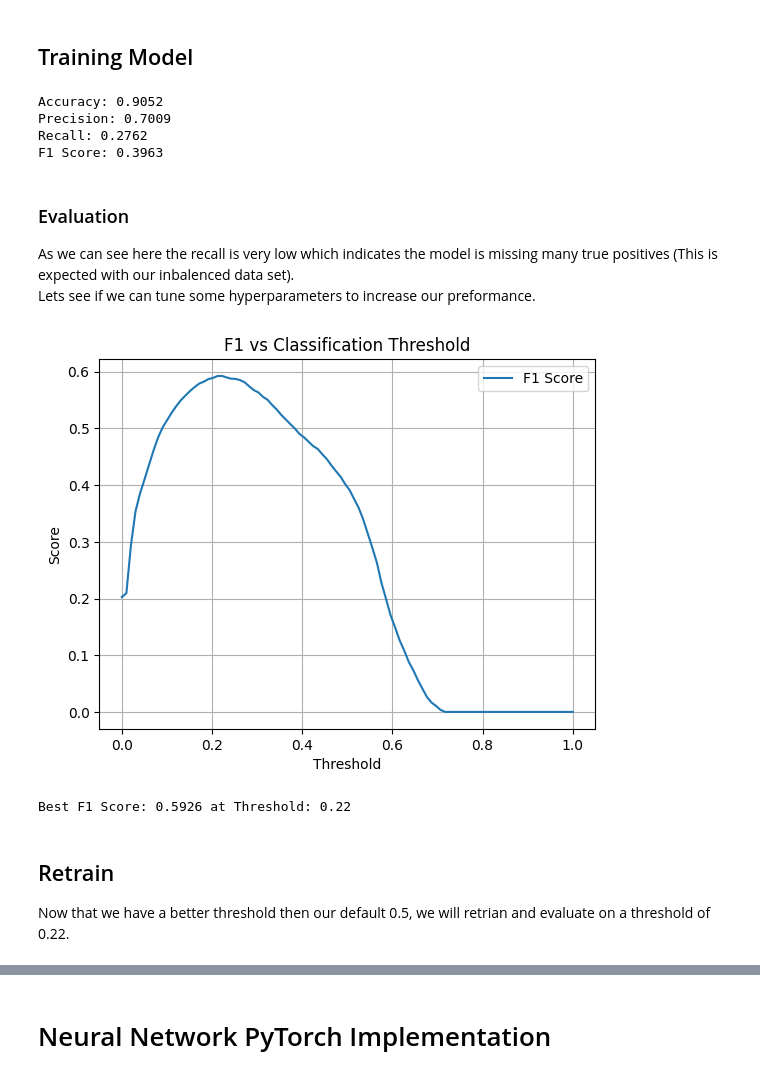
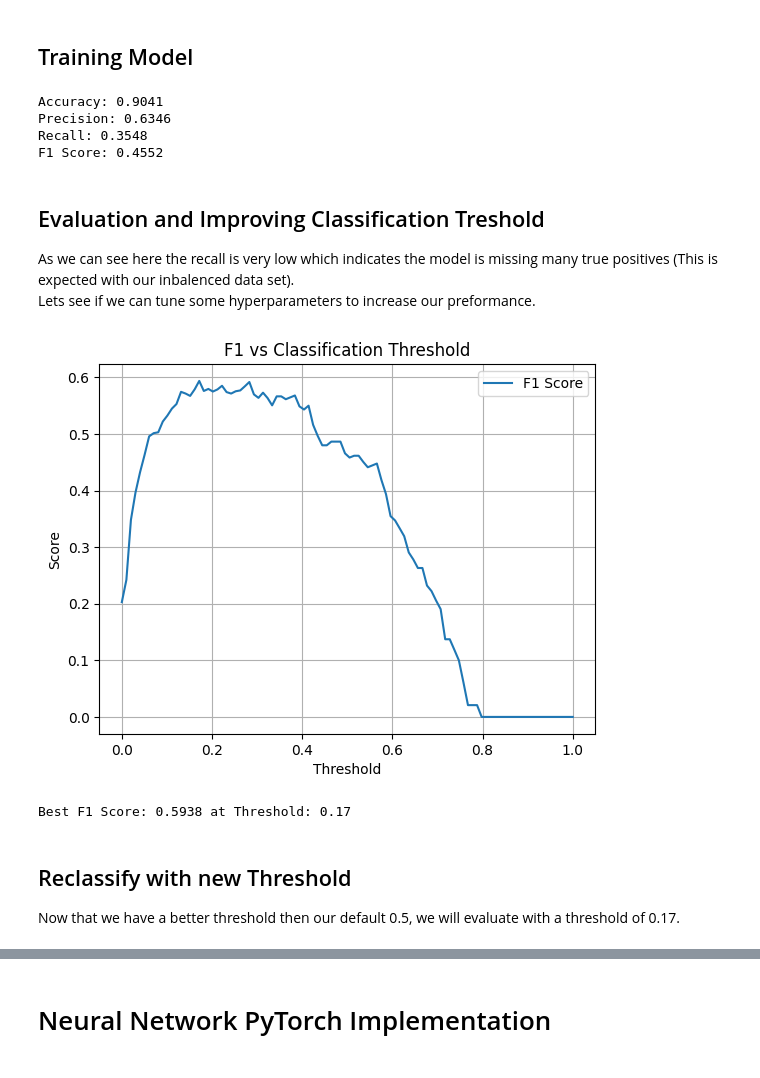
Before and after one commit to Kyle-J13/proj-ai-ml, a Jupyter notebook: projects/BankMarketing-classifiers/neural-network/bank-neural-net.ipynb, the cells around one changed output, grey strips where cells are left out. Drawn from its saved outputs; the diff is of its cells as text; code cells hidden in the pictures.

```diff
--- a/projects/BankMarketing-classifiers/neural-network/bank-neural-net.ipynb
+++ b/projects/BankMarketing-classifiers/neural-network/bank-neural-net.ipynb
@@ -127,11 +133,11 @@ class NeuralNetwork:
 
         # Elected to use scaled random normal weight initalization (See reference [3])
         # Initialize weights and biases for hidden layer
-        self.W1 = np.random.randn(input_size, hidden_size) * 0.01
+        self.W1 = np.random.randn(input_size, hidden_size) * learning_rate
         self.b1 = np.zeros((1, hidden_size))
 
         # Initialize weights and biases for output layer
-        self.W2 = np.random.randn(hidden_size, output_size) * 0.01
+        self.W2 = np.random.randn(hidden_size, output_size) * learning_rate
         self.b2 = np.zeros((1, output_size))
 
     # Sigmoid activation
@@ -172,7 +178,7 @@ class NeuralNetwork:
         dW1 = (1 / m) * np.dot(X.T, dZ1)
         db1 = (1 / m) * np.sum(dZ1, axis=0, keepdims=True)
 
-        # Update weights and biases VIA gradient descent
+        # Update weights and biases VIA gradient descent (Where to implementearning rate from: https://www.geeksforgeeks.org/machine-learning/impact-of-learning-rate-on-a-model/)
         self.W1 -= self.learning_rate * dW1
         self.b1 -= self.learning_rate * db1
         self.W2 -= self.learning_rate * dW2
@@ -197,25 +203,27 @@ import pandas as pd
 import numpy as np
 from sklearn.metrics import accuracy_score, precision_score, recall_score, f1_score
 
-# Load training/validation data
-X_trainval = pd.read_csv('../data/cleaned/X_trainval.csv').astype(np.float64).values
-y_trainval = pd.read_csv('../data/cleaned/y_trainval.csv').astype(np.float64).values.reshape(-1, 1)
+# Load training and validation data
+X_train = pd.read_csv('../data/cleaned/X_train.csv').astype(np.float64).values
+y_train = pd.read_csv('../data/cleaned/y_train.csv').astype(np.float64).values.reshape(-1, 1)
+X_val = pd.read_csv('../data/cleaned/X_val.csv').astype(np.float64).values
+y_val = pd.read_csv('../data/cleaned/y_val.csv').astype(np.float64).values.reshape(-1, 1)
 
 # Determine input size
-input_size = X_trainval.shape[1]
+input_size = X_train.shape[1]
 
 # Initialize and train neural network
 nn = NeuralNetwork(input_size=input_size, hidden_size=16, output_size=1, learning_rate=0.1)
-nn.train(X_trainval, y_trainval, epochs=1000)
+nn.train(X_train, y_train, epochs=1000)
 
-# Predict on training data
-y_trainval_pred = nn.predict(X_trainval)
+# Predict on validation data
+y_val_pred = nn.predict(X_val)
 
 # Evaluate metrics
-accuracy = accuracy_score(y_trainval, y_trainval_pred)
-precision = precision_score(y_trainval, y_trainval_pred)
-recall = recall_score(y_trainval, y_trainval_pred)
-f1 = f1_score(y_trainval, y_trainval_pred)
+accuracy = accuracy_score(y_val, y_val_pred)
+precision = precision_score(y_val, y_val_pred)
+recall = recall_score(y_val, y_val_pred)
+f1 = f1_score(y_val, y_val_pred)
 
 # Print metrics
 print(f"Accuracy: {accuracy:.4f}")
@@ -223,12 +231,12 @@ print(f"Precision: {precision:.4f}")
 print(f"Recall: {recall:.4f}")
 print(f"F1 Score: {f1:.4f}")
 # %% [output]
-Accuracy: 0.9052
-Precision: 0.7009
-Recall: 0.2762
-F1 Score: 0.3963
+Accuracy: 0.9041
+Precision: 0.6346
+Recall: 0.3548
+F1 Score: 0.4552
 # %% [markdown]
-### Evaluation
+## Evaluation and Improving Classification Treshold
 
 As we can see here the recall is very low which indicates the model is missing many true positives (This is expected with our inbalenced data set).
 Lets see if we can tune some hyperparameters to increase our preformance.
@@ -236,39 +244,39 @@ Lets see if we can tune some hyperparameters to increase our preformance.
 # This idea was adapted from reference [4]
 # Imports
 import numpy as np
 import matplotlib.pyplot as plt
 from sklearn.metrics import precision_score, recall_score, f1_score
 
 # Predict probabilities
-Y_probs = nn.forward_propagation(X_trainval)
+Y_probs = nn.forward_propagation(X_val)
 
 # Range of thresholds to test
 thresholds = np.linspace(0.0, 1.0, 100)
 
 # Store scores for each threshold
 f1s = []
 
 for t in thresholds:
     preds = (Y_probs > t).astype(int)
-    f1s.append(f1_score(y_trainval, preds, zero_division=0))
+    f1s.append(f1_score(y_val, preds, zero_division=0))
 
 # Plot F1 vs threshold
 plt.plot(thresholds, f1s, label="F1 Score")
 plt.xlabel("Threshold")
 plt.ylabel("Score")
 plt.title("F1 vs Classification Threshold")
 plt.legend()
 plt.grid(True)
 plt.show()
 
 best_idx = np.argmax(f1s)
 best_threshold = thresholds[best_idx]
 print(f"Best F1 Score: {f1s[best_idx]:.4f} at Threshold: {best_threshold:.2f}")
 # %% [output]
-[figure, old version]
+[figure, new version]
-Best F1 Score: 0.5926 at Threshold: 0.22
+Best F1 Score: 0.5938 at Threshold: 0.17
 # %% [markdown]
-## Retrain
+## Reclassify with new Threshold
 
-Now that we have a better threshold then our default 0.5, we will retrian and evaluate on a threshold of 0.22.
+Now that we have a better threshold then our default 0.5, we will evaluate with a threshold of 0.17.
 # %%
```
Also changed, not shown: parts of 18 cells of this notebook.
